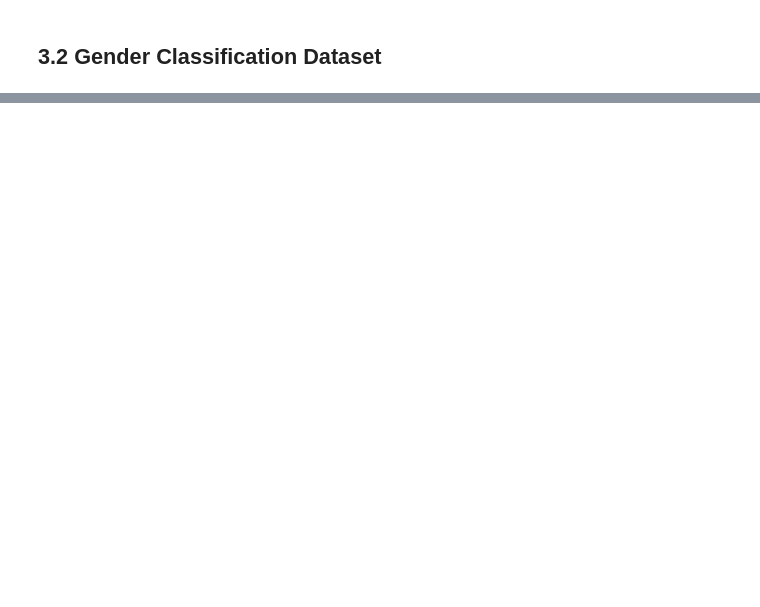
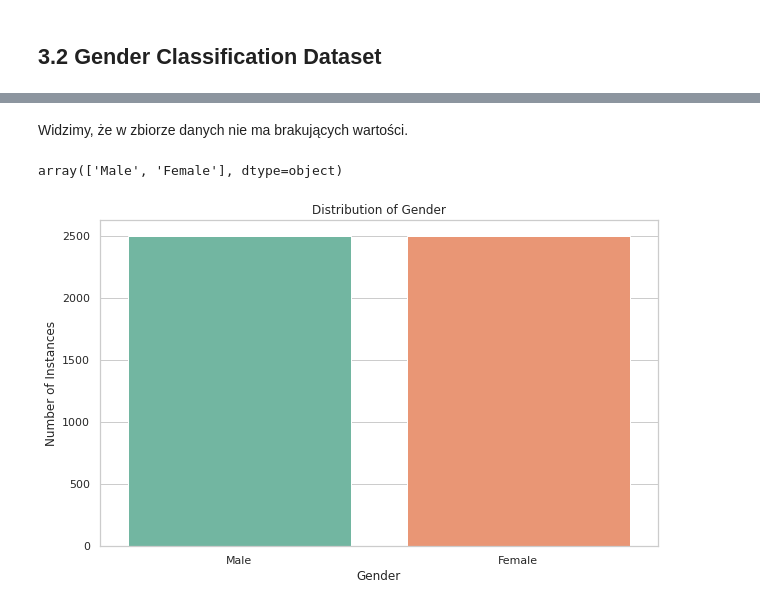
Before and after one commit to natijas/Classification-random-forest, a Jupyter notebook: UMA-dokumentacja-wstepna.ipynb, the cells around one changed output, grey strips where cells are left out. Saved outputs shown, nothing was run; the diff lists cells and outputs as text; code cells hidden in the pictures; blank space fills up the shorter version.

```diff
--- a/UMA-dokumentacja-wstepna.ipynb
+++ b/UMA-dokumentacja-wstepna.ipynb
@@ -695,0 +750,4 @@ Text(0.5, 1.0, 'Comparison of Classifier Accuracies on the Wine Quality Dataset'
+# %%
+import pandas as pd
+
+df = pd.read_csv('../dane/archive/gender_classification_v7.csv')
@@ -695,0 +829,20 @@ Text(0.5, 1.0, 'Comparison of Classifier Accuracies on the Wine Quality Dataset'
+# %% [markdown]
+Widzimy, że w zbiorze danych nie ma brakujących wartości.
+# %%
+import seaborn as sns
+
+unique_genders = df['gender'].unique()
+unique_genders
+# %% [output]
+array(['Male', 'Female'], dtype=object)
+# %%
+sns.set(style="whitegrid")
+plt.figure(figsize=(10, 6))
+ax = sns.countplot(x='gender', data=df, palette='Set2')
+ax.set_xticklabels(["Male", "Female"])
+plt.xlabel("Gender")
+plt.ylabel("Number of Instances")
+plt.title("Distribution of Gender")
+plt.show()
+# %% [output]
+[figure, added]
```
Also changed, not shown: parts of 40 cells of this notebook.
